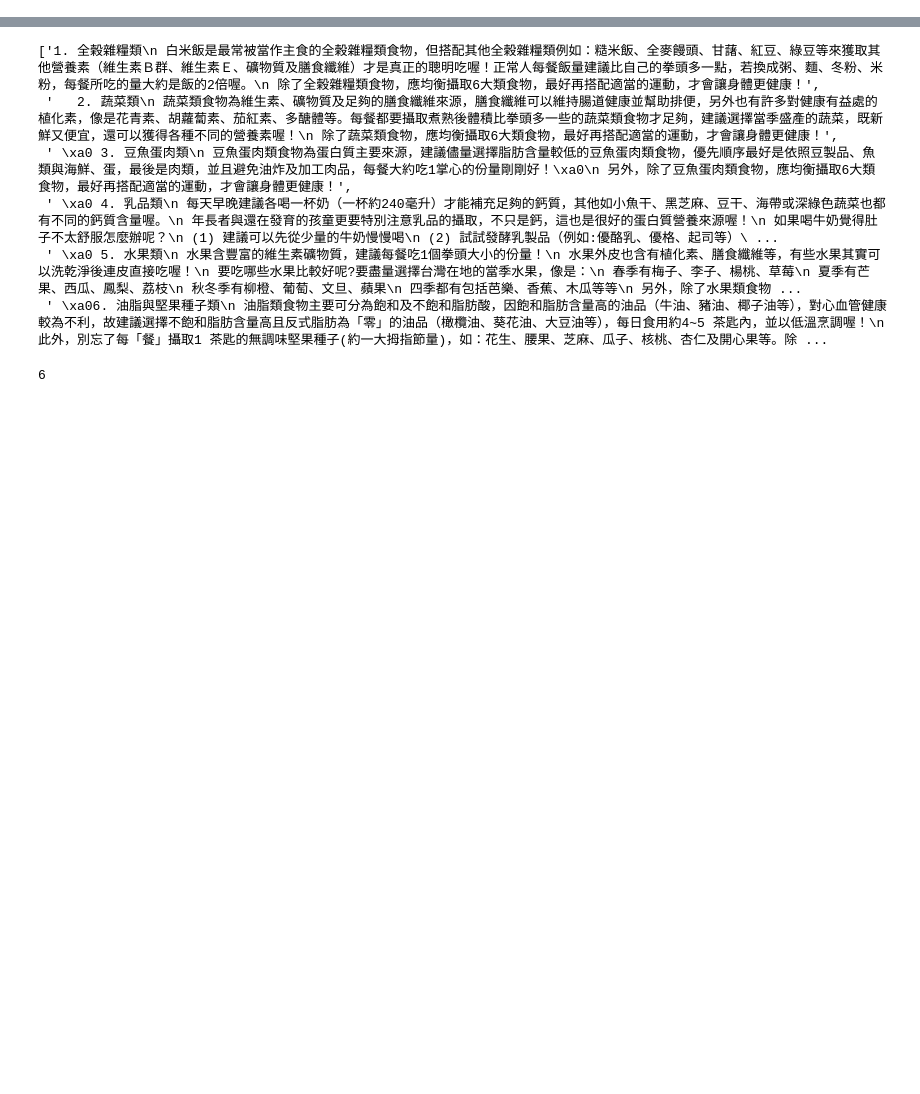
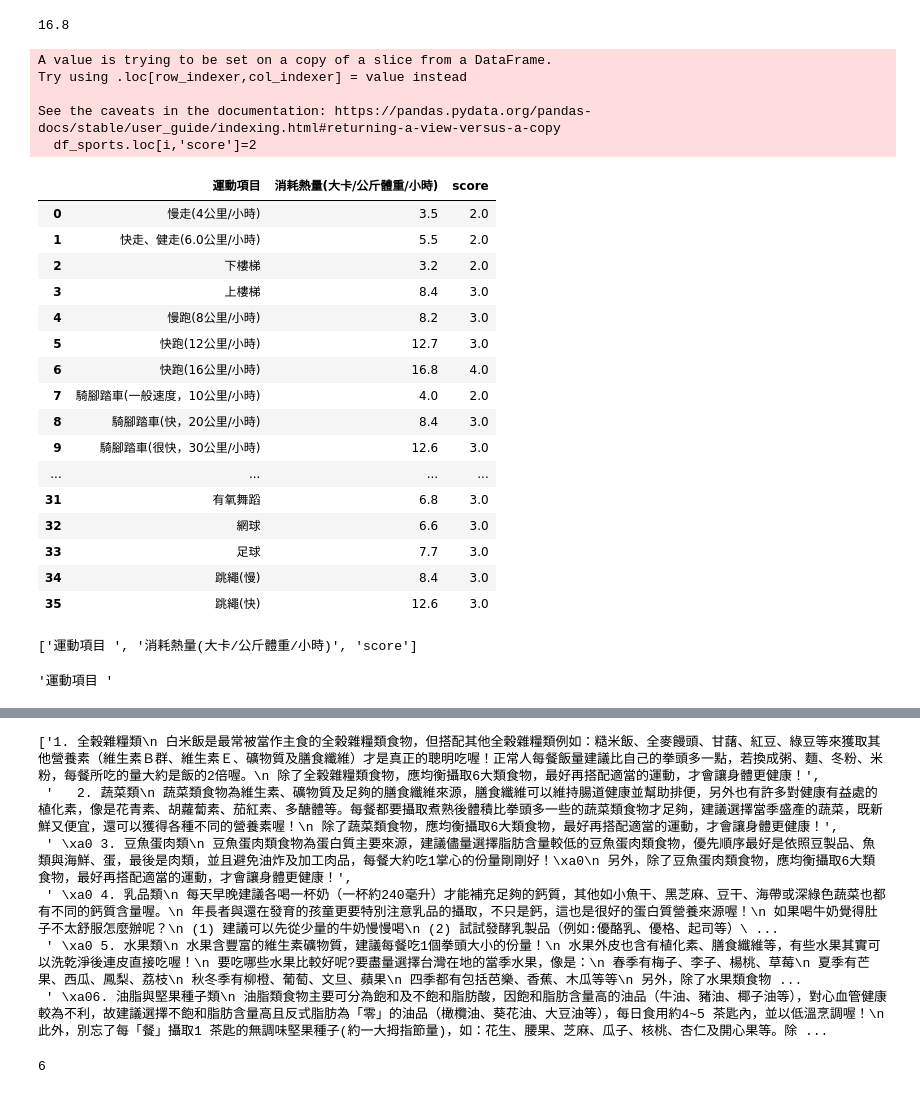
Before and after one commit to DebbieHung/practice, a Jupyter notebook: test.ipynb, the cells around one changed output, grey strips where cells are left out. Cells and saved outputs as stored; diff of their text form; code cells hidden in the pictures; blank space fills up the shorter version.

Commit message:
匯入sports data

```diff
--- a/test.ipynb
+++ b/test.ipynb
@@ -26,0 +37,3 @@ df_sports
+# %%
+df_sports=df_sports[['運動項目 ','消耗熱量(大卡/公斤體重/小時)']]
+df_sports
@@ -26,0 +94,50 @@ df_sports
+# %%
+for i in df_sports['消耗熱量(大卡/公斤體重/小時)']:
+    if i == df_sports['消耗熱量(大卡/公斤體重/小時)'].max():
+        print(i)
+# %% [output]
+16.8
+# %%
+for i in range(len(df_sports)):
+    if df_sports.loc[i].values[1]==df_sports['消耗熱量(大卡/公斤體重/小時)'].min():
+        df_sports.loc[i,'score']=1
+    elif df_sports.loc[i].values[1]<df_sports['消耗熱量(大卡/公斤體重/小時)'].mean():
+        df_sports.loc[i,'score']=2
+    elif df_sports.loc[i].values[1]<df_sports['消耗熱量(大卡/公斤體重/小時)'].max():
+        df_sports.loc[i,'score']=3
+    else:
+        df_sports.loc[i,'score']=4
+
+df_sports
+# %% [output]
+A value is trying to be set on a copy of a slice from a DataFrame.
+Try using .loc[row_indexer,col_indexer] = value instead
+
+See the caveats in the documentation: https://pandas.pydata.org/pandas-docs/stable/user_guide/indexing.html#returning-a-view-versus-a-copy
+  df_sports.loc[i,'score']=2
+|  | 運動項目 | 消耗熱量(大卡/公斤體重/小時) | score |
+| 0 | 慢走(4公里/小時) | 3.5 | 2.0 |
+| 1 | 快走、健走(6.0公里/小時) | 5.5 | 2.0 |
+| 2 | 下樓梯 | 3.2 | 2.0 |
+| 3 | 上樓梯 | 8.4 | 3.0 |
+| 4 | 慢跑(8公里/小時) | 8.2 | 3.0 |
+| 5 | 快跑(12公里/小時) | 12.7 | 3.0 |
+| 6 | 快跑(16公里/小時) | 16.8 | 4.0 |
+| 7 | 騎腳踏車(一般速度，10公里/小時) | 4.0 | 2.0 |
+| 8 | 騎腳踏車(快，20公里/小時) | 8.4 | 3.0 |
+| 9 | 騎腳踏車(很快，30公里/小時) | 12.6 | 3.0 |
+| ... | ... | ... | ... |
+| 31 | 有氧舞蹈 | 6.8 | 3.0 |
+| 32 | 網球 | 6.6 | 3.0 |
+| 33 | 足球 | 7.7 | 3.0 |
+| 34 | 跳繩(慢) | 8.4 | 3.0 |
+| 35 | 跳繩(快) | 12.6 | 3.0 |
+# %%
+columns=df_sports.columns.tolist()
+columns
+# %% [output]
+['運動項目 ', '消耗熱量(大卡/公斤體重/小時)', 'score']
+# %%
+columns[0]
+# %% [output]
+'運動項目 '
```
Also changed, not shown: parts of 16 cells of this notebook, 4 other files.
